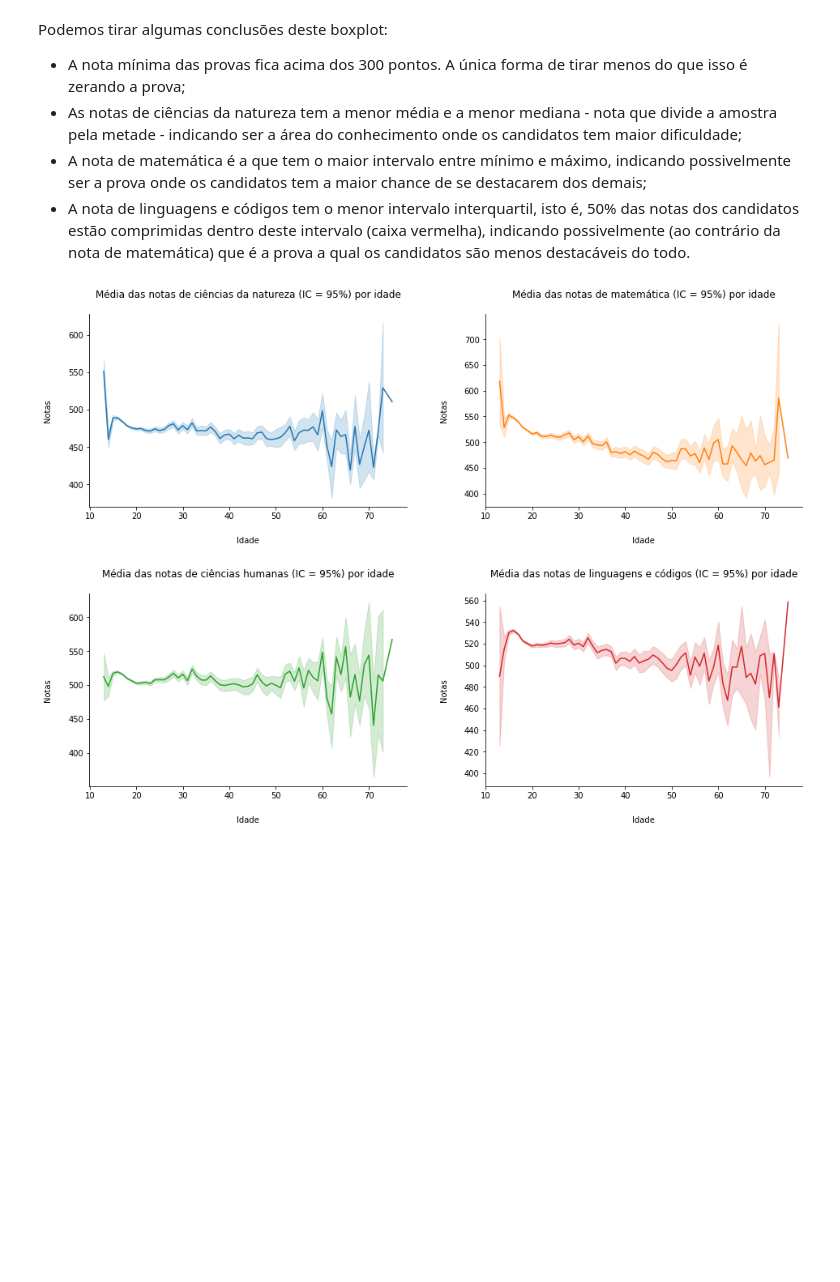
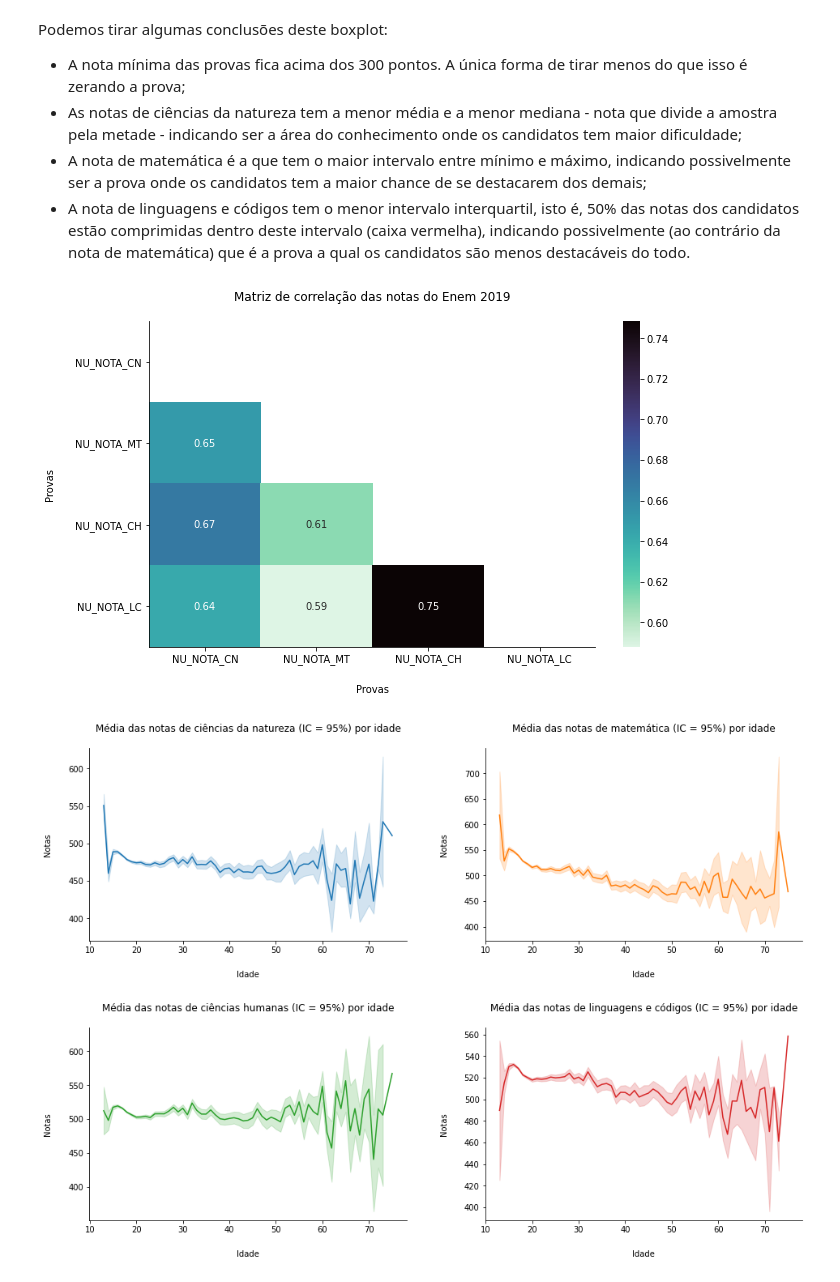
Before and after one commit to vinismachadoo/alura-imersao-dados-2, a Jupyter notebook: microdados_enem_2019.ipynb, the cells around one changed output. Drawn from its saved outputs; the diff is of its cells as text; code cells hidden in the pictures; blank space fills up the shorter version.

```diff
--- a/microdados_enem_2019.ipynb
+++ b/microdados_enem_2019.ipynb
@@ -340,6 +352,19 @@ Podemos tirar algumas conclusões deste boxplot:
 * As notas de ciências da natureza tem a menor média e a menor mediana - nota que divide a amostra pela metade - indicando ser a área do conhecimento onde os candidatos tem maior dificuldade;
 * A nota de matemática é a que tem o maior intervalo entre mínimo e máximo, indicando possivelmente ser a prova onde os candidatos tem a maior chance de se destacarem dos demais;
 * A nota de linguagens e códigos tem o menor intervalo interquartil, isto é, 50% das notas dos candidatos estão comprimidas dentro deste intervalo (caixa vermelha), indicando possivelmente (ao contrário da nota de matemática) que é a prova a qual os candidatos são menos destacáveis do todo.
+# %%
+fig, ax = plt.subplots(figsize=(10,6))
+mask = np.triu(np.ones_like(notas.corr(), dtype=bool))
+sns.heatmap(notas.corr(), cmap="mako_r", annot=True, mask=mask)
+
+plt.title('Matriz de correlação das notas do Enem 2019', pad=20, fontsize=12, color='black')
+plt.xlabel('Provas', labelpad=20)
+plt.ylabel('Provas', labelpad=20)
+plt.yticks(rotation=0)
+sns.despine()
+plt.show()
+# %% [output]
+[figure, added]
 # %%
 fig, ((ax1, ax2),(ax3,ax4)) = plt.subplots(2,2, figsize=(14,10))
 
```
Also changed, not shown: parts of 22 cells of this notebook.
